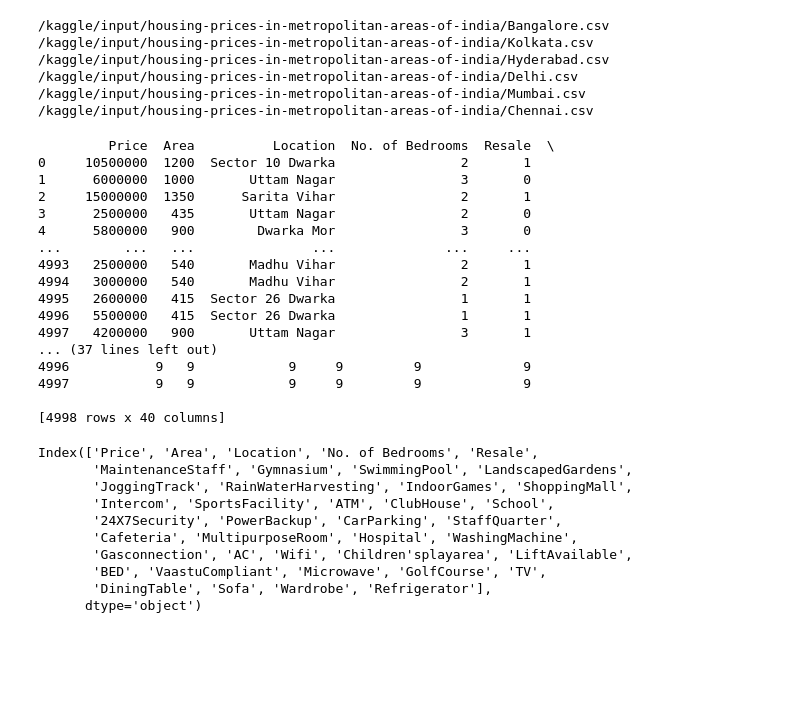
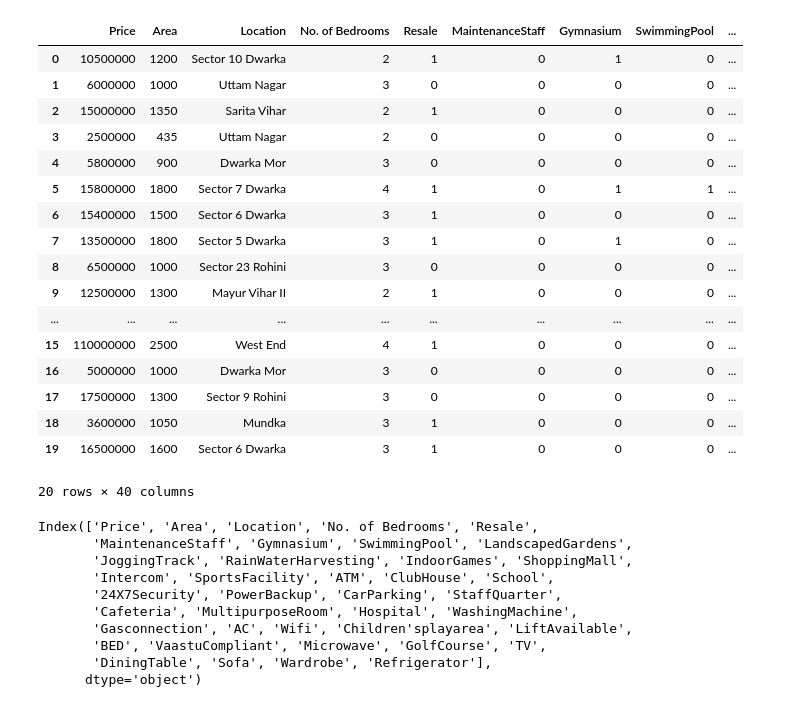
Before and after one commit to chaitanya-0/Housing-price-predictions, a Jupyter notebook: main/delhi-price-prediction.ipynb, the cells around one changed output. Drawn from its saved outputs; the diff is of its cells as text; code cells hidden in the pictures; blank space fills up the shorter version.

```diff
--- a/main/delhi-price-prediction.ipynb
+++ b/main/delhi-price-prediction.ipynb
@@ -9,20 +9,13 @@ import pandas as pd # data processing, CSV file I/O (e.g. pd.read_csv)
 # Input data files are available in the read-only "../input/" directory
 # For example, running this (by clicking run or pressing Shift+Enter) will list all files under the input directory
 
-import os
-for dirname, _, filenames in os.walk('/kaggle/input'):
-    for filename in filenames:
-        print(os.path.join(dirname, filename))
+# import os
+# for dirname, _, filenames in os.walk('/kaggle/input'):
+#     for filename in filenames:
+#         print(os.path.join(dirname, filename))
 
 # You can write up to 5GB to the current directory (/kaggle/working/) that gets preserved as output when you create a version using "Save & Run All"
 # You can also write temporary files to /kaggle/temp/, but they won't be saved outside of the current session
-# %% [output]
-/kaggle/input/housing-prices-in-metropolitan-areas-of-india/Bangalore.csv
-/kaggle/input/housing-prices-in-metropolitan-areas-of-india/Kolkata.csv
-/kaggle/input/housing-prices-in-metropolitan-areas-of-india/Hyderabad.csv
-/kaggle/input/housing-prices-in-metropolitan-areas-of-india/Delhi.csv
-/kaggle/input/housing-prices-in-metropolitan-areas-of-india/Mumbai.csv
-/kaggle/input/housing-prices-in-metropolitan-areas-of-india/Chennai.csv
 # %%
 import seaborn as sns
 from sklearn.preprocessing import LabelEncoder
@@ -31,27 +24,28 @@ from sklearn.model_selection import train_test_split
 from sklearn.metrics import r2_score, mean_squared_error
 import statsmodels.api as sm
 # %%
-delhi=pd.read_csv("/kaggle/input/housing-prices-in-metropolitan-areas-of-india/Delhi.csv")
+delhi=pd.read_csv("../cities/Delhi.csv")
-# %%
-print(delhi)
-# %% [output]
-         Price  Area          Location  No. of Bedrooms  Resale  \
-0     10500000  1200  Sector 10 Dwarka                2       1
-1      6000000  1000       Uttam Nagar                3       0
-2     15000000  1350      Sarita Vihar                2       1
-3      2500000   435       Uttam Nagar                2       0
-4      5800000   900        Dwarka Mor                3       0
-...        ...   ...               ...              ...     ...
-4993   2500000   540       Madhu Vihar                2       1
-4994   3000000   540       Madhu Vihar                2       1
-4995   2600000   415  Sector 26 Dwarka                1       1
-4996   5500000   415  Sector 26 Dwarka                1       1
-4997   4200000   900       Uttam Nagar                3       1
-... (37 lines left out)
-4996           9   9            9     9         9             9
-4997           9   9            9     9         9             9
-
-[4998 rows x 40 columns]
+# %%
+delhi.head(20)
+# %% [output]
+|  | Price | Area | Location | No. of Bedrooms | Resale | MaintenanceStaff | Gymnasium | SwimmingPool | ... |
+| 0 | 10500000 | 1200 | Sector 10 Dwarka | 2 | 1 | 0 | 1 | 0 | ... |
+| 1 | 6000000 | 1000 | Uttam Nagar | 3 | 0 | 0 | 0 | 0 | ... |
+| 2 | 15000000 | 1350 | Sarita Vihar | 2 | 1 | 0 | 0 | 0 | ... |
+| 3 | 2500000 | 435 | Uttam Nagar | 2 | 0 | 0 | 0 | 0 | ... |
+| 4 | 5800000 | 900 | Dwarka Mor | 3 | 0 | 0 | 0 | 0 | ... |
+| 5 | 15800000 | 1800 | Sector 7 Dwarka | 4 | 1 | 0 | 1 | 1 | ... |
+| 6 | 15400000 | 1500 | Sector 6 Dwarka | 3 | 1 | 0 | 0 | 0 | ... |
+| 7 | 13500000 | 1800 | Sector 5 Dwarka | 3 | 1 | 0 | 1 | 0 | ... |
+| 8 | 6500000 | 1000 | Sector 23 Rohini | 3 | 0 | 0 | 0 | 0 | ... |
+| 9 | 12500000 | 1300 | Mayur Vihar II | 2 | 1 | 0 | 0 | 0 | ... |
+| ... | ... | ... | ... | ... | ... | ... | ... | ... | ... |
+| 15 | 110000000 | 2500 | West End | 4 | 1 | 0 | 0 | 0 | ... |
+| 16 | 5000000 | 1000 | Dwarka Mor | 3 | 0 | 0 | 0 | 0 | ... |
+| 17 | 17500000 | 1300 | Sector 9 Rohini | 3 | 0 | 0 | 0 | 0 | ... |
+| 18 | 3600000 | 1050 | Mundka | 3 | 1 | 0 | 0 | 0 | ... |
+| 19 | 16500000 | 1600 | Sector 6 Dwarka | 3 | 1 | 0 | 0 | 0 | ... |
+20 rows × 40 columns
 # %%
 delhi.columns
 # %% [output]
```
Also changed, not shown: 1 other file.
